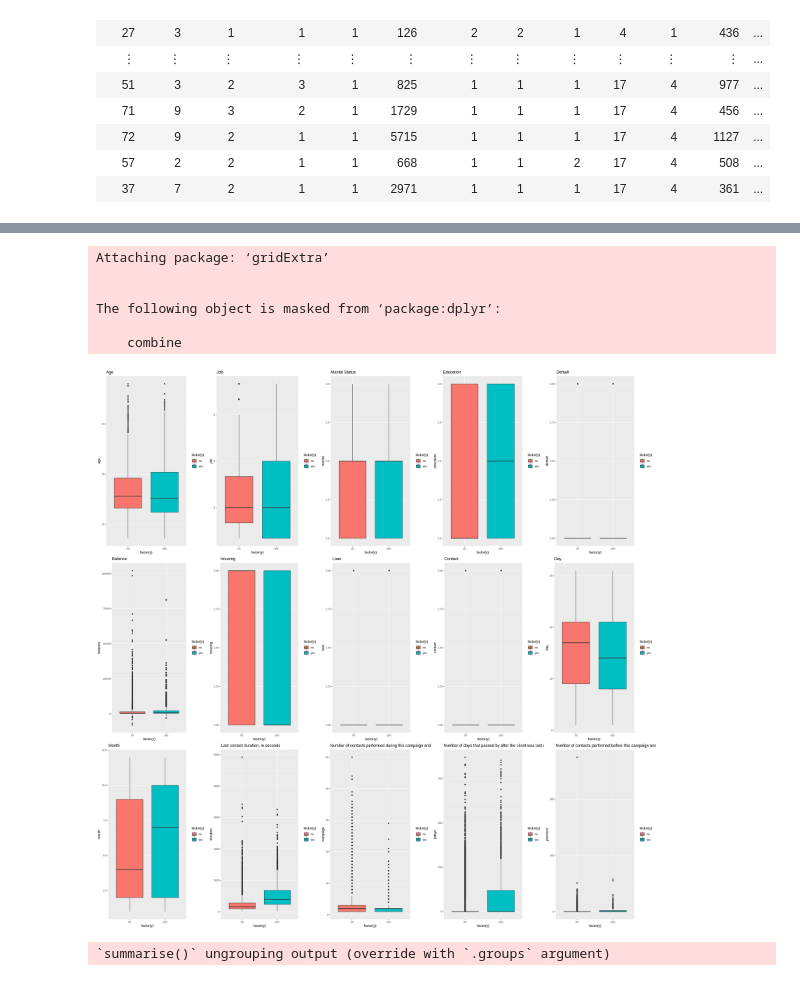
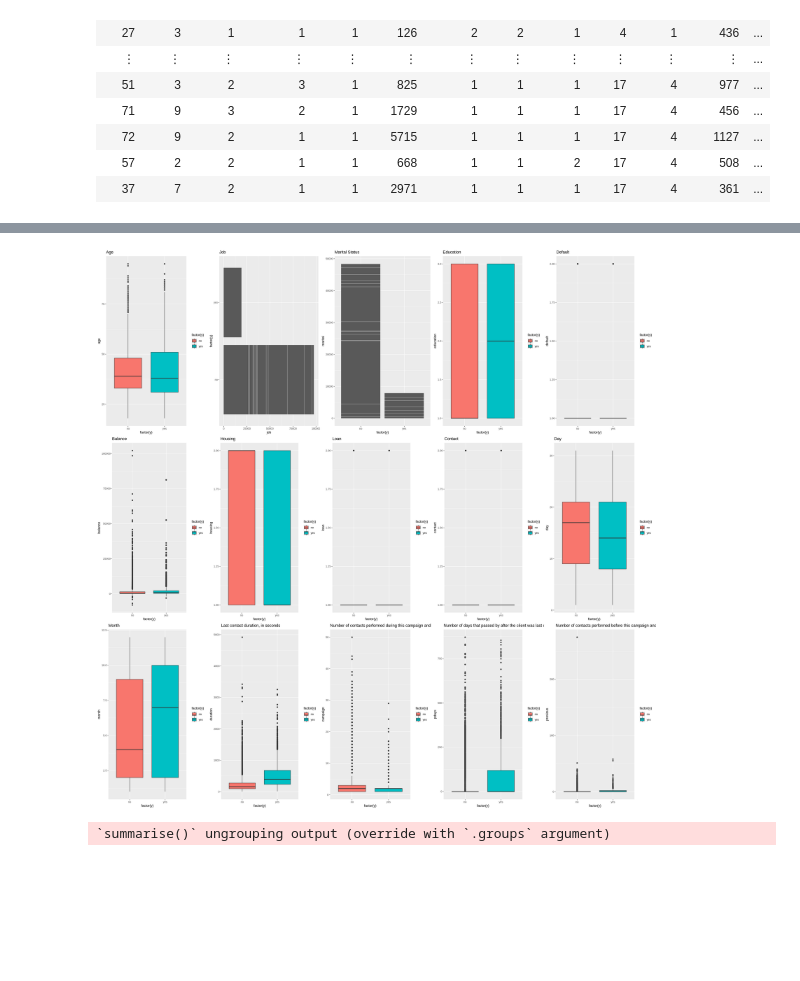
Before and after one commit to ArmaanKara/DSCI25Project, a Jupyter notebook: Final_Project.ipynb, the cells around one changed output, grey strips where cells are left out. Cells and saved outputs as stored; diff of their text form; code cells hidden in the pictures; blank space fills up the shorter version.

Commit message:
Trying to change categorical variables to bar plots to show off distribution(Count) better

```diff
--- a/Final_Project.ipynb
+++ b/Final_Project.ipynb
@@ -192,11 +192,11 @@ p_age <- ggplot(bank_data_nums, aes(factor(y), age)) + geom_boxplot(aes(fill = f
 ggtitle("Age")
 
 #Graph for Job
-p_job <- ggplot(bank_data_nums, aes(factor(y), job)) + geom_boxplot(aes(fill = factor(y))) +
+p_job <- ggplot(bank_data_nums, aes(factor(y), job)) + geom_bar(stat = 'identity') +
 ggtitle("Job")
 
 #Graph Martial Status
-p_marital <- ggplot(bank_data_nums, aes(factor(y), marital)) + geom_boxplot(aes(fill = factor(y)))+
+p_marital <- ggplot(bank_data_nums, aes(factor(y), marital)) + geom_bar(stat = 'identity')+
 ggtitle("Marital Status")
 
 #Graph Education
@@ -237,40 +237,34 @@ ggtitle("Last contact duration, in seconds")
 
 #Graph Campaign
 p_campaign <- ggplot(bank_data_nums, aes(factor(y), campaign)) + geom_boxplot(aes(fill = factor(y)))+
 ggtitle("Number of contacts performed during this campaign and for this client")
 
 #Graph Pdays
 p_pdays <- ggplot(bank_data_nums, aes(factor(y), pdays)) + geom_boxplot(aes(fill = factor(y)))+
 ggtitle("Number of days that passed by after the client was last contacted from a previous campaign")
 
 #Graph Previous
 p_previous <- ggplot(bank_data_nums, aes(factor(y), previous)) + geom_boxplot(aes(fill = factor(y)))+
 ggtitle("Number of contacts performed before this campaign and for this client")
 
 grid.arrange(p_age,
              p_job,
              p_marital,
              p_education,
              p_default,
              p_balance,
              p_housing,
              p_loan,
              p_contact,
              p_day,
              p_month,
              p_duration,
              p_campaign,
              p_pdays,
              p_previous,
              nrow = 3)
 # %% [output]
-Attaching package: ‘gridExtra’
-
-
-The following object is masked from ‘package:dplyr’:
-
-    combine
-[figure, old version]
+[figure, new version]
 # %%
 # Find the number of occurrences of each value of y to determine if there is a class imbalance
 total_rows <- nrow(bank_data_filtered)
```
